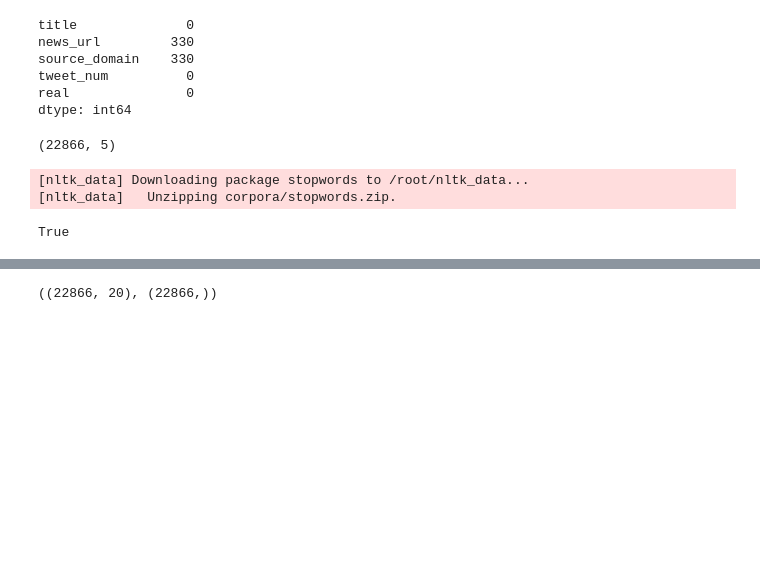
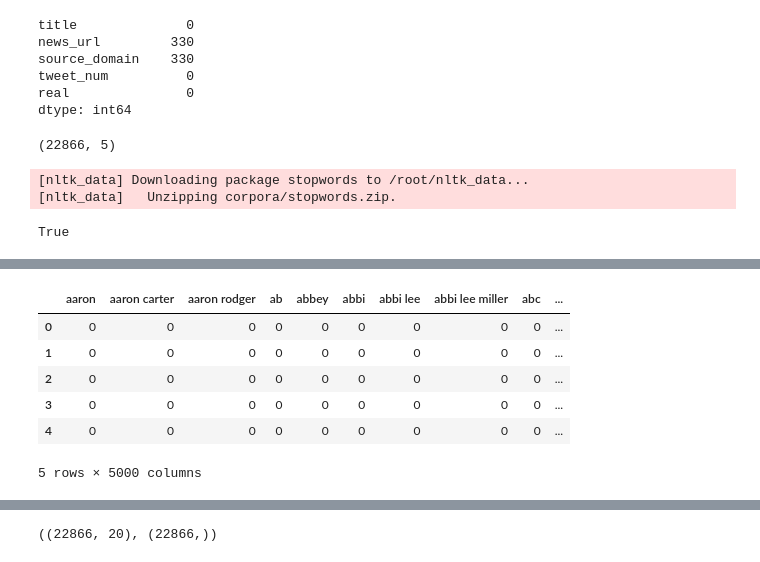
Before and after one commit to Bindhya-K/NLP, a Jupyter notebook: Fake_News_Classifier.ipynb, the cells around one changed output, grey strips where cells are left out. Drawn from its saved outputs; the diff is of its cells as text; code cells hidden in the pictures; blank space fills up the shorter version.

```diff
--- a/Fake_News_Classifier.ipynb
+++ b/Fake_News_Classifier.ipynb
@@ -83,7 +77,7 @@ from nltk.stem.porter import PorterStemmer
 ps=PorterStemmer()
 corpus=[]
 for i in range(0,len(messages)):
-  review = re.sub('^[a-zA-Z]',' ',messages['title'][i])
+  review = re.sub('[^a-zA-Z]',' ',messages['title'][i])
   review = review.lower()
   review=review.split()
   review = [ps.stem(word) for word in review if not word in stopwords.words('english')]
@@ -111,0 +110,6 @@ corpus
+# %%
+  # CountVectorizer/BOW
+  cv = CountVectorizer(max_features=5000,ngram_range=(1,3))
+  tfid = TfidfVectorizer(max_features=5000,ngram_range=(1,3))
+  X_CV=cv.fit_transform(corpus).toarray()
+  X_tfid = tfid.fit_transform(corpus).toarray()
@@ -111,0 +166,15 @@ corpus
+# %%
+from sklearn.model_selection import train_test_split
+X_train_CV, X_test_CV,Y_train_CV,Y_test_CV = train_test_split(X_CV,Y,test_size=0.33, random_state=42)
+X_train_tfid, X_test_tfid,Y_train_tfid,Y_test_tfid = train_test_split(X_tfid,Y,test_size=0.33, random_state=42)
+# %%
+X_CV_df = pd.DataFrame(X_train_CV, columns=cv.get_feature_names_out())
+X_CV_df.head()
+# %% [output]
+|  | aaron | aaron carter | aaron rodger | ab | abbey | abbi | abbi lee | abbi lee miller | abc | ... |
+| 0 | 0 | 0 | 0 | 0 | 0 | 0 | 0 | 0 | 0 | ... |
+| 1 | 0 | 0 | 0 | 0 | 0 | 0 | 0 | 0 | 0 | ... |
+| 2 | 0 | 0 | 0 | 0 | 0 | 0 | 0 | 0 | 0 | ... |
+| 3 | 0 | 0 | 0 | 0 | 0 | 0 | 0 | 0 | 0 | ... |
+| 4 | 0 | 0 | 0 | 0 | 0 | 0 | 0 | 0 | 0 | ... |
+5 rows × 5000 columns
```
Also changed, not shown: parts of 28 cells of this notebook.
